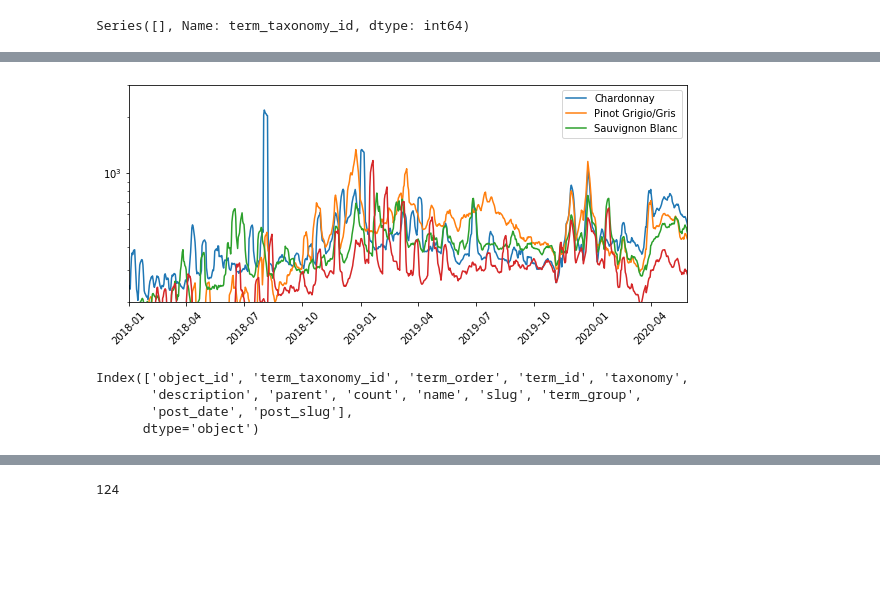
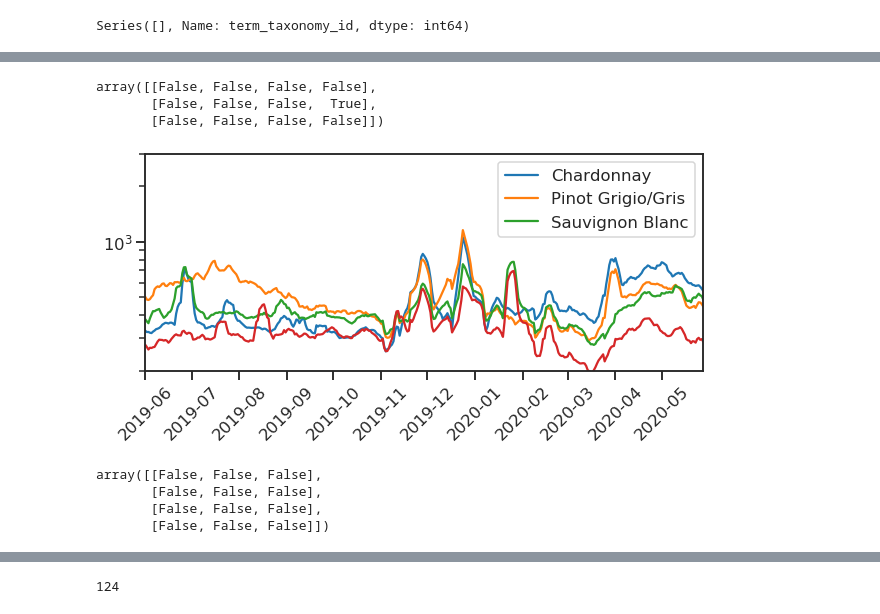
Before and after one commit to JocelynF/WineRegions, a Jupyter notebook: Testing Page Weights.ipynb, the cells around one changed output, grey strips where cells are left out. Saved outputs shown, nothing was run; the diff lists cells and outputs as text; code cells hidden in the pictures; blank space fills up the shorter version.

```diff
--- a/Testing Page Weights.ipynb
+++ b/Testing Page Weights.ipynb
@@ -271,4 +147,6 @@ for i in range(len(l)):
 # %%
-views = pd.read_csv('WeightedWineViewsTest.csv', parse_dates = [0])
-views = views.rename(columns = {'Unnamed: 0':'DATE'})
+views_unfilt = pd.read_csv('WeightedWineViewsUnfiltered.csv', parse_dates = [0])
+views_unfilt = views_unfilt.rename(columns = {'Unnamed: 0':'DATE'})
+views_filt = pd.read_csv('WeightedWineViewsFiltered.csv', parse_dates = [0])
+views_filt = views_filt.rename(columns = {'Unnamed: 0':'DATE'})
 # %%
@@ -287,28 +243,35 @@ pageviews.head()
+# %%
+np.logical_and(np.array([[False],[True],[False]]),np.logical_and(np.array([True, False, True, True]), np.array([[False, False, False, False],[False, False, False, True],[False, True, False, False]])))
+# %% [output]
+array([[False, False, False, False],
+       [False, False, False,  True],
+       [False, False, False, False]])
 # %%
 import datetime
 # %%
 plt.figure(figsize = (10,4))
-plt.plot(views['DATE'],views['CHARDONNAY'].rolling(window=7).mean())
-plt.plot(views['DATE'],views['PINOT GRIGIO/PINOT GRIS'].rolling(window=7).mean())
-plt.plot(views['DATE'],views['SAUVIGNON BLANC'].rolling(window=7).mean())
-plt.plot(views['DATE'],views['RIESLING'].rolling(window=7).mean())
+plt.plot(views_unfilt['DATE'],views_unfilt['CHARDONNAY'].rolling(window=7).mean())
+plt.plot(views_unfilt['DATE'],views_unfilt['PINOT GRIGIO/PINOT GRIS'].rolling(window=7).mean())
+plt.plot(views_unfilt['DATE'],views_unfilt['SAUVIGNON BLANC'].rolling(window=7).mean())
+plt.plot(views_unfilt['DATE'],views_unfilt['RIESLING'].rolling(window=7).mean())
 # plt.plot(views['DATE'],views[''])
 
 plt.yscale('log')
 plt.ylim([200,3000])
 #plt.xlim([500,2000])
-dstart = datetime.datetime(2018,1,1)
+dstart = datetime.datetime(2019,6,1)
 dstop = datetime.datetime(2020,5,28)
 plt.legend(['Chardonnay', 'Pinot Grigio/Gris', 'Sauvignon Blanc'])
 plt.xlim([dstart, dstop])
 plt.xticks(rotation = 45)
 plt.show()
 # %% [output]
-[figure, old version]
+[figure, new version]
-# %%
-wp_pageterms.columns
-# %% [output]
-Index(['object_id', 'term_taxonomy_id', 'term_order', 'term_id', 'taxonomy',
-       'description', 'parent', 'count', 'name', 'slug', 'term_group',
-       'post_date', 'post_slug'],
-      dtype='object')
+# %%
+a = np.array([[1,3,5],[2,5,7],[3,8,10],[5,6,8]])
+np.greater(a, np.nansum(a[:,None], axis = 1))
+# %% [output]
+array([[False, False, False],
+       [False, False, False],
+       [False, False, False],
+       [False, False, False]])
```
Also changed, not shown: parts of 34 cells of this notebook, 2 other files.
